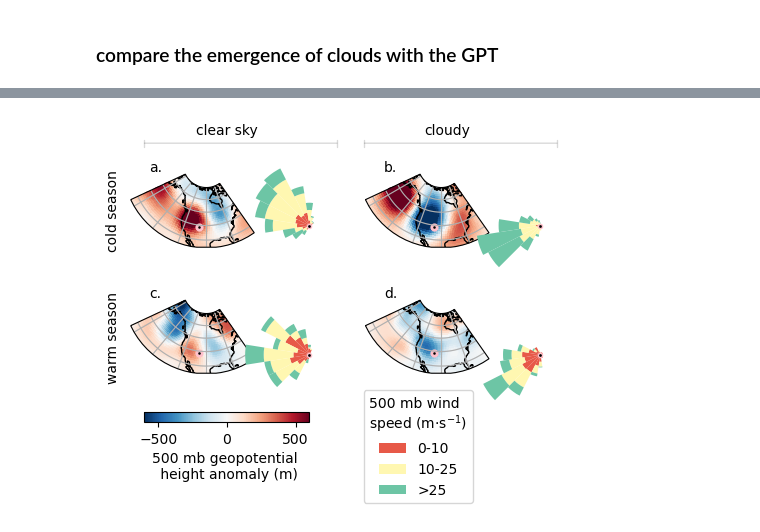
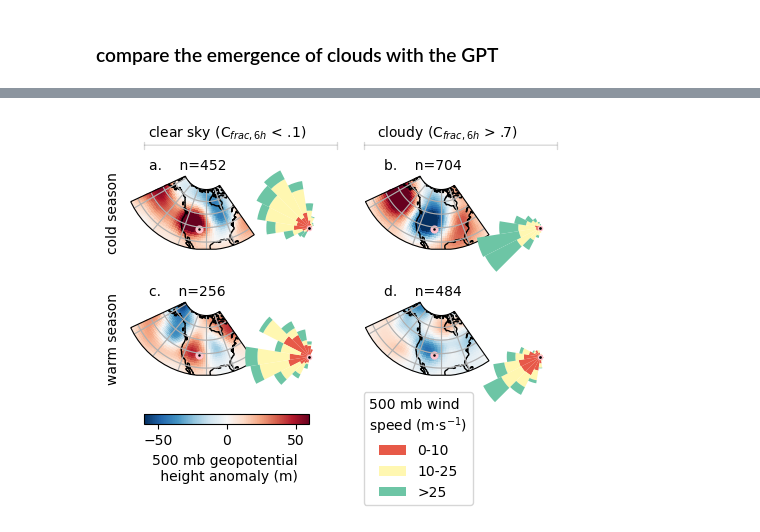
Before and after one commit to bsu-wrudisill/CRF_UCRB, a Jupyter notebook: large_scale_clouds.ipynb, the cells around one changed output, grey strips where cells are left out. Drawn from its saved outputs; the diff is of its cells as text; code cells hidden in the pictures.

```diff
--- a/large_scale_clouds.ipynb
+++ b/large_scale_clouds.ipynb
@@ -145,4 +139,4 @@ def make_figure(ax, anom, wind, vmin=-200, vmax=200):
 # %%
-cloud_present_kolias_lt_4000_localtime = cloud_present_kolias_lt_4000.shift(-7, freq='1h')
-warmcloud = cloud_present_kolias_lt_4000_localtime[cloud_present_kolias_lt_4000_localtime.index.month.isin([4,5,6,7,8,9])]
-coldcloud = cloud_present_kolias_lt_4000_localtime[cloud_present_kolias_lt_4000_localtime.index.month.isin([10,11,12,1,2,3])]
+#cloud_present_kolias_lt_6000_localtime = cloud_present_kolias_lt_6000#.shift(-7, freq='1h')
+warmcloud = cloud_present_kolias_lt_6000[cloud_present_kolias_lt_6000.index.month.isin([4,5,6,7,8,9])]
+coldcloud = cloud_present_kolias_lt_6000[cloud_present_kolias_lt_6000.index.month.isin([10,11,12,1,2,3])]
@@ -195,7 +155,7 @@ midcloud_warm  = warmcloud.resample("6h").mean()[(warmcloud.resample("6h").mean(
 # %%
-anom_nocloud_warm  = era_coarsen_interp.sel(time=nocloud_warm.index).z.mean(dim="time") - 9.81*params.z_climo.loc[params.z_climo.doy.isin(nocloud_warm.index.dayofyear.unique())].mean(dim="doy")
-anom_hicloud_warm  = era_coarsen_interp.sel(time=hicloud_warm.index).z.mean(dim="time") - 9.81*params.z_climo.loc[params.z_climo.doy.isin(hicloud_warm.index.dayofyear.unique())].mean(dim="doy")
-anom_midcloud_warm = era_coarsen_interp.sel(time=midcloud_warm.index).z.mean(dim="time") - 9.81*params.z_climo.loc[params.z_climo.doy.isin(midcloud_warm.index.dayofyear.unique())].mean(dim="doy")
+anom_nocloud_warm  = era_coarsen_interp.sel(time=nocloud_warm.index).z.mean(dim="time")/9.81 - params.z_climo.loc[params.z_climo.doy.isin(nocloud_warm.index.dayofyear.unique())].mean(dim="doy")
+anom_hicloud_warm  = era_coarsen_interp.sel(time=hicloud_warm.index).z.mean(dim="time")/9.81 - params.z_climo.loc[params.z_climo.doy.isin(hicloud_warm.index.dayofyear.unique())].mean(dim="doy")
+anom_midcloud_warm = era_coarsen_interp.sel(time=midcloud_warm.index).z.mean(dim="time")/9.81 - params.z_climo.loc[params.z_climo.doy.isin(midcloud_warm.index.dayofyear.unique())].mean(dim="doy")
 # %% [markdown]
 ### do the cold season
 # %%
@@ -203,5 +163,5 @@ nocloud_cold = coldcloud.resample("6h").mean()[coldcloud.resample("6h").mean() <
 hicloud_cold = coldcloud.resample("6h").mean()[coldcloud.resample("6h").mean() > .7].dropna()
 
 
-anom_nocloud_cold  = era_coarsen_interp.sel(time=nocloud_cold.index).z.mean(dim="time") - 9.81*params.z_climo.loc[params.z_climo.doy.isin(nocloud_cold.index.dayofyear.unique())].mean(dim="doy")
-anom_hicloud_cold  = era_coarsen_interp.sel(time=hicloud_cold.index).z.mean(dim="time") - 9.81*params.z_climo.loc[params.z_climo.doy.isin(hicloud_cold.index.dayofyear.unique())].mean(dim="doy")
+anom_nocloud_cold  = era_coarsen_interp.sel(time=nocloud_cold.index).z.mean(dim="time")/9.81 - params.z_climo.loc[params.z_climo.doy.isin(nocloud_cold.index.dayofyear.unique())].mean(dim="doy")
+anom_hicloud_cold  = era_coarsen_interp.sel(time=hicloud_cold.index).z.mean(dim="time")/9.81 - params.z_climo.loc[params.z_climo.doy.isin(hicloud_cold.index.dayofyear.unique())].mean(dim="doy")
@@ -212,7 +176,7 @@ z_erw = era_coarsen_interp.sel(latitude=38.956381, longitude=-106.984322, method
 # %%
 kol_shr = kolias[kolias > -1].dropna().resample("6h").mean()
 # %%
-cfrac = cloud_present_kolias_lt_4000_localtime.resample("6h").mean()
+cfrac = cloud_present_kolias_lt_6000.resample("6h").mean()
 # %%
 warm_ssn = cfrac[cfrac.index.month.isin([4,5,6,7,8,9])]
 cold_ssn = cfrac[cfrac.index.month.isin([10,11,12,1,2,3])]
@@ -434,12 +308,12 @@ for axzs in [axs[0,1], axs[1,1], axs[0,3], axs[1,3]]:
 
 
 
-cb = make_figure(axs[0,0], anom_nocloud_cold, era_coarsen_interp.sel(time=cold_ssn_nocld.index).mean(dim='time'), vmin=-600, vmax=600)
-make_figure(axs[0,2],      anom_hicloud_cold, era_coarsen_interp.sel(time=cold_ssn_cld.index).mean(dim='time'), vmin=-600, vmax=600)
+cb = make_figure(axs[0,0], anom_nocloud_cold, era_coarsen_interp.sel(time=cold_ssn_nocld.index).mean(dim='time'), vmin=-60, vmax=60)
+make_figure(axs[0,2],      anom_hicloud_cold, era_coarsen_interp.sel(time=cold_ssn_cld.index).mean(dim='time'), vmin=-60, vmax=60)
 
 
-cb = make_figure(axs[1,0], anom_nocloud_warm, era_coarsen_interp.sel(time=warm_ssn_nocld.index).mean(dim='time'), vmin=-600, vmax=600)
-make_figure(axs[1,2],      anom_hicloud_warm, era_coarsen_interp.sel(time=warm_ssn_cld.index).mean(dim='time'), vmin=-600, vmax=600)
+cb = make_figure(axs[1,0], anom_nocloud_warm, era_coarsen_interp.sel(time=warm_ssn_nocld.index).mean(dim='time'), vmin=-60, vmax=60)
+make_figure(axs[1,2],      anom_hicloud_warm, era_coarsen_interp.sel(time=warm_ssn_cld.index).mean(dim='time'), vmin=-60, vmax=60)
 
 
 #cb1 = make_figure(axs[1], hgt_anom_warm, warm_season_cloud_pattern)
@@ -453,10 +327,14 @@ axs[0,0].text(-.2, .5, "cold season", transform=axs[0,0].transAxes, rotation=90,
 axs[1,0].text(-.2, .5, "warm season", transform=axs[1,0].transAxes, rotation=90, va='center')
 
 # label the direction
-axs[0,0].text(.15, 1.1, "a.", transform=axs[0,0].transAxes, rotation=0, va='center')
-axs[0,2].text(.15, 1.1, "b.", transform=axs[0,2].transAxes, rotation=0, va='center')
-axs[1,0].text(.15, 1.1, "c.", transform=axs[1,0].transAxes, rotation=0, va='center')
-axs[1,2].text(.15, 1.1, "d.", transform=axs[1,2].transAxes, rotation=0, va='center')
+
+#len(nocloud_cold), len(hicloud_cold), len(nocloud_warm), len(nocloud_cold)
+
+
+axs[0,0].text(.15, 1.15, "a.    n=%s"%len(nocloud_cold), transform=axs[0,0].transAxes, rotation=0, va='center')
+axs[0,2].text(.15, 1.15, "b.    n=%s"%len(hicloud_cold), transform=axs[0,2].transAxes, rotation=0, va='center')
+axs[1,0].text(.15, 1.15, "c.    n=%s"%len(nocloud_warm), transform=axs[1,0].transAxes, rotation=0, va='center')
+axs[1,2].text(.15, 1.15, "d.    n=%s"%len(hicloud_warm), transform=axs[1,2].transAxes, rotation=0, va='center')
 
 
 #cax =  fig.add_axes([.35, 0, 0.3, 0.035])
@@ -568,37 +446,37 @@ leg.set_title("500 mb wind\n"+ r"speed (m$\cdot$s$^{-1}$)")
 ##### draw some connection line things over the two...
 
 
-fig.text((.15 + .45)*.5, .96, "clear sky", transform=fig.transFigure, rotation=0, ha='center')
-fig.text((.55 + .85)*.5, .96, "cloudy",    transform=fig.transFigure, rotation=0, ha='center')
+fig.text((.15 + .45)*.5, .96, "clear sky (C$_{frac, 6h}$ < .1)", transform=fig.transFigure, rotation=0, ha='center')
+fig.text((.55 + .85)*.5, .96, "cloudy (C$_{frac, 6h}$ > .7)",    transform=fig.transFigure, rotation=0, ha='center')
 
 #fig.transFigure, figure=fig)
 
 
 
 # this is the top left one under 'clear sky'
 con = ConnectionPatch(
     # in axes coordinates
     xyA =(0.15, .93), coordsA = fig.transFigure,
     # x in axes coordinates, y in data coordinates
     xyB =(0.5, .93), coordsB = fig.transFigure,
     mutation_scale=2.5,
     alpha=.15,
     arrowstyle ="|-|")
 
 fig.add_artist(con)
 
 # add antother one ..
 con = ConnectionPatch(
     # in axes coordinates
     xyA =(0.55, .93), coordsA = fig.transFigure,
     # x in axes coordinates, y in data coordinates
     xyB =(0.90, .93), coordsB = fig.transFigure,
     mutation_scale=2.5,
     alpha=.15,
     arrowstyle ="|-|")
 
 fig.add_artist(con)
 
 plt.savefig("/global/homes/r/rudisill/gshare2/will_data/cre_project_images/FigureX_era_interim_wind_and_pressure", dpi=300,  bbox_inches="tight")
 # %% [output]
-[figure, old version]
+[figure, new version]
```
Also changed, not shown: parts of 44 cells of this notebook.
